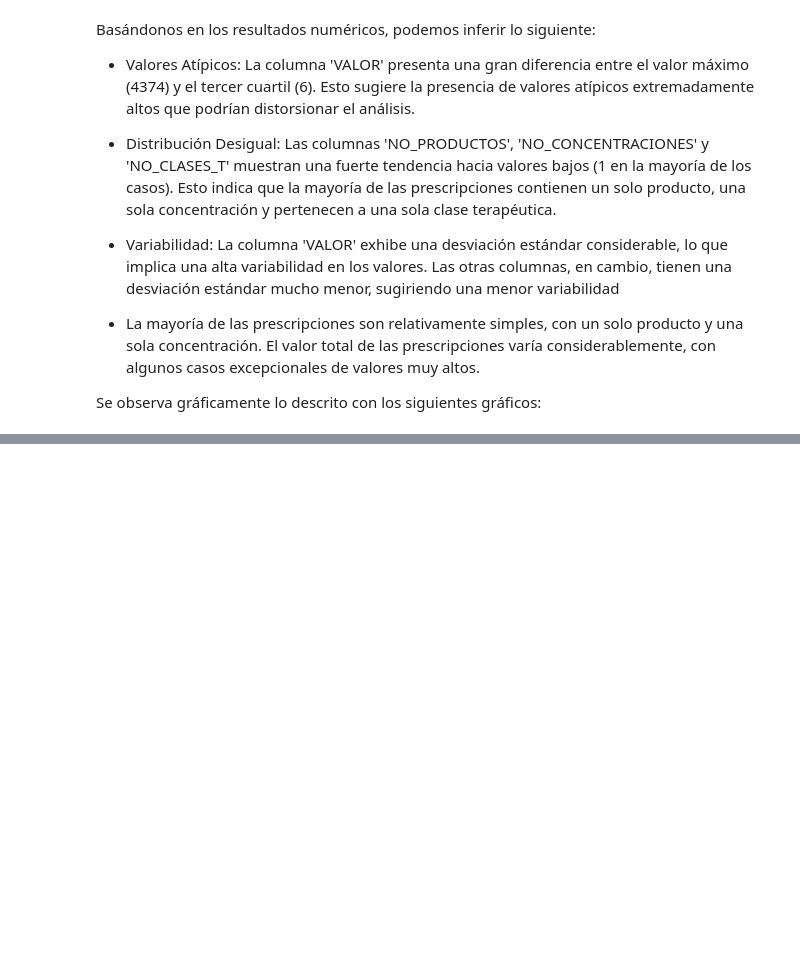
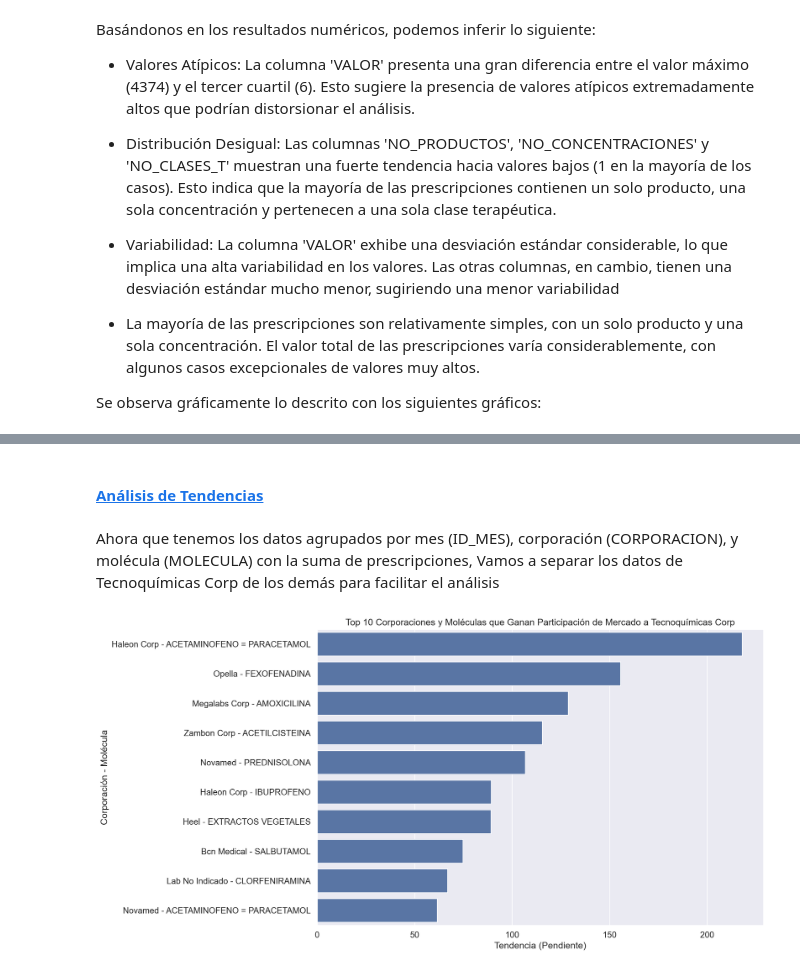
Before and after one commit to ngarciap/AnalisisExploratorioDeDatos, a Jupyter notebook: Preparación_de_Datos.ipynb, the cells around one changed output, grey strips where cells are left out. Saved outputs shown, nothing was run; the diff lists cells and outputs as text; code cells hidden in the pictures; blank space fills up the shorter version.

```diff
--- a/Preparación_de_Datos.ipynb
+++ b/Preparación_de_Datos.ipynb
@@ -307,0 +381,5 @@ plt.show()
+# %%
+df_corp_mol = df_final_rx.groupby(['ID_MES', 'CORPORACION', 'MOLECULA'])['PRESCRIPCIONES'].sum().reset_index()
+df_corp_mol['FECHA'] = pd.to_datetime(df_corp_mol['ID_MES'].astype(str), format='%Y%m')
+df_corp_mol = df_corp_mol.sort_values('FECHA')
+df_corp_mol.head()
@@ -307,0 +393,45 @@ plt.show()
+# %% [markdown]
+#### <a id='toc1_1_3_2_'></a>[**Análisis de Tendencias**](#toc0_)
+# %% [markdown]
+Ahora que tenemos los datos agrupados por mes (ID_MES), corporación (CORPORACION), y molécula (MOLECULA) con la suma de prescripciones, Vamos a separar los datos de Tecnoquímicas Corp de los demás para facilitar el análisis
+# %%
+# Crear una matriz de meses como números relativos al inicio del período
+min_date = df_corp_mol['FECHA'].min()
+df_corp_mol['MONTH_NUM'] = (df_corp_mol['FECHA'].dt.year - min_date.year) * 12 + (df_corp_mol['FECHA'].dt.month - min_date.month)
+
+# Crear la tabla pivote para analizar las tendencias con MONTH_NUM
+pivot_df = df_corp_mol.pivot_table(values='PRESCRIPCIONES', index=['CORPORACION', 'MOLECULA'], columns='MONTH_NUM', fill_value=0)
+
+# Identificar tendencias utilizando regresión lineal para cada combinación corporación-molécula
+def calculate_trend(row):
+    months = np.array(row.index).reshape(-1, 1)  # Usar el número de meses relativos
+    prescriptions = row.values
+    model = LinearRegression().fit(months, prescriptions)
+    return model.coef_[0]  # La tendencia (pendiente de la línea de regresión)
+
+# Calcular las tendencias
+pivot_df['TREND'] = pivot_df.apply(calculate_trend, axis=1)
+
+# Filtrar por la tendencia creciente
+growing_trend_df = pivot_df[pivot_df['TREND'] > 0]
+
+# Filtrar para excluir Tecnoquímicas Corp del dataframe de tendencias crecientes
+growing_trend_df = growing_trend_df.reset_index()  # Resetear el índice para facilitar la manipulación
+growing_trend_df = growing_trend_df[growing_trend_df['CORPORACION'] != 'Tecnoquimicas Corp']
+
+
+# Encontrar las 10 principales corporaciones y moléculas que ganan participación de mercado (tendencia creciente)
+top_gaining_trends = growing_trend_df.nlargest(10, 'TREND')
+
+# Combinar 'CORPORACION' y 'MOLECULA' en una sola cadena para facilitar la visualización
+top_gaining_trends['CORP_MOLECULE'] = top_gaining_trends['CORPORACION'] + ' - ' + top_gaining_trends['MOLECULA']
+
+# Graficar las 10 principales corporaciones y moléculas
+plt.figure(figsize=(12, 8))
+sns.barplot(x='TREND', y='CORP_MOLECULE', data=top_gaining_trends)
+plt.title('Top 10 Corporaciones y Moléculas que Ganan Participación de Mercado a Tecnoquímicas Corp')
+plt.xlabel('Tendencia (Pendiente)')
+plt.ylabel('Corporación - Molécula')
+plt.show()
+# %% [output]
+[figure, added]
```
Also changed, not shown: parts of 26 cells of this notebook.
